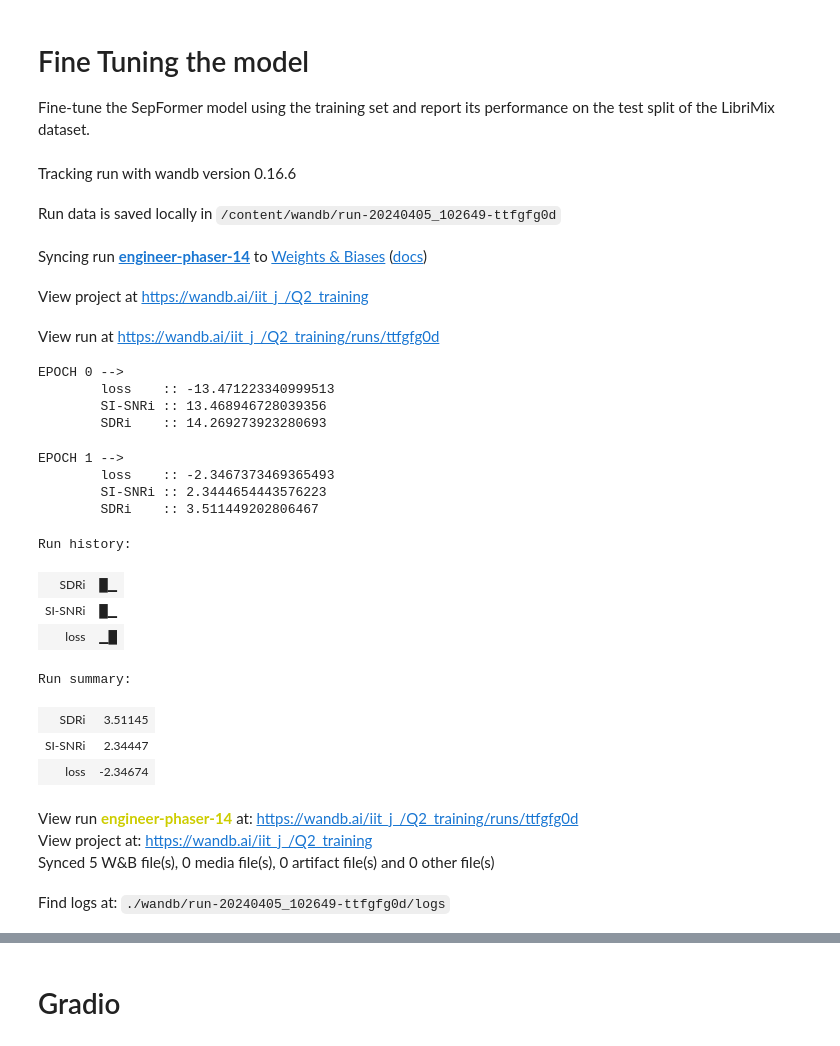
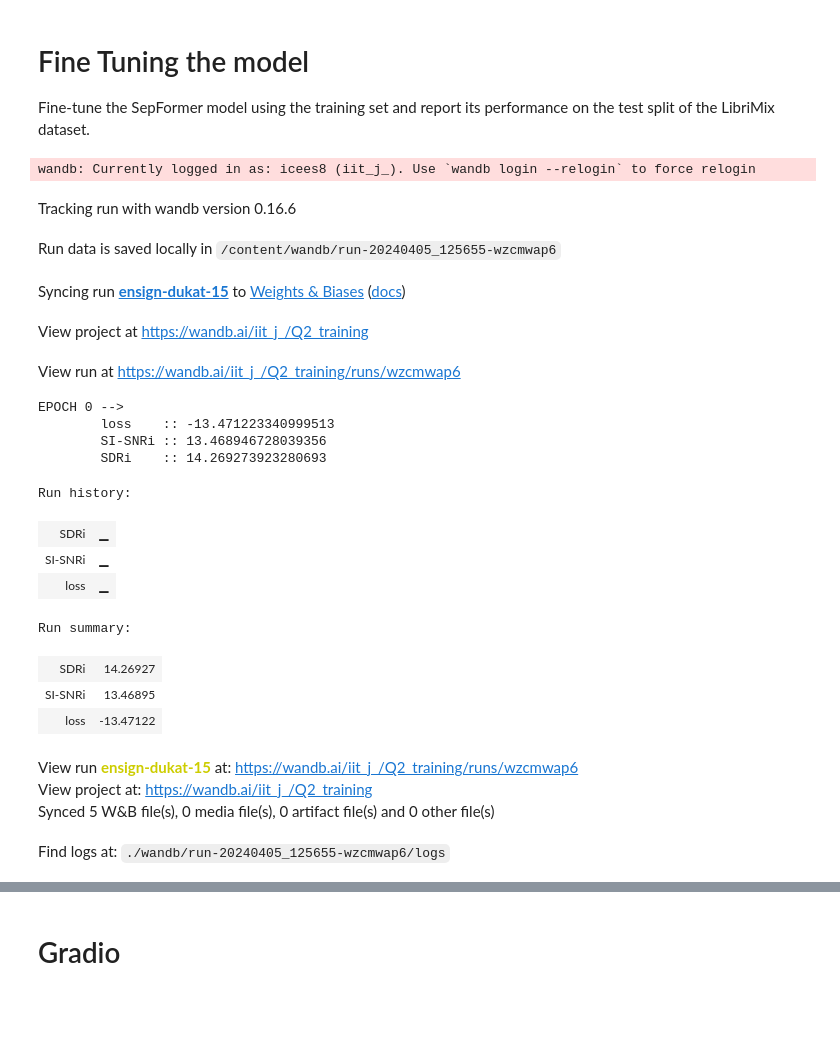
Before and after one commit to icees8/Speech-Understanding-Programming-Assignment-2, a Jupyter notebook: Q2.ipynb, the cells around one changed output, grey strips where cells are left out. Cells and saved outputs as stored; diff of their text form; code cells hidden in the pictures; blank space fills up the shorter version.

```diff
--- a/Q2.ipynb
+++ b/Q2.ipynb
@@ -396,7 +402,7 @@ Score obtained on test dataset using Sepformer is as follows
 
 Fine-tune the SepFormer model using the training set and report its performance on the test split of the LibriMix dataset.
 # %%
-EPOCHS = 2
+EPOCHS = 1
 
 from speechbrain.nnet.losses import get_si_snr_with_pitwrapper as sisnr_loss
 from tqdm.notebook import tqdm
@@ -471,55 +477,52 @@ for epoch in range(EPOCHS):
                     )
                 scaler.step(optimizer)
                 scaler.update()
             else:
                 nonfinite_count += 1
                 loss_value.data = torch.tensor(0).to(device)
 
             mix = mix.unsqueeze(-1)
 
             loss.append((loss_value).detach().cpu().tolist())
             sisnri.append((sisnri_func(mix , output , target)).detach().cpu().tolist())
             sdri.append((sdri_func(mix, output , target)).detach().cpu().tolist())
 
     epoch_loss = np.mean(loss)
     epoch_sisnri = np.mean(sisnri)
     epoch_sdri = np.mean(sdri)
 
     print(f"EPOCH {epoch} -->")
     print(f"\tloss    :: {epoch_loss}")
     print(f"\tSI-SNRi :: {epoch_sisnri}")
     print(f"\tSDRi    :: {epoch_sdri}")
 
     wandb.log({"loss": epoch_loss, "SI-SNRi": epoch_sisnri, "SDRi": epoch_sdri})
 
 wandb.finish()
 optimizer.zero_grad(set_to_none = True)
 # %% [output]
+wandb: Currently logged in as: icees8 (iit_j_). Use `wandb login --relogin` to force relogin
 Tracking run with wandb version 0.16.6
-Run data is saved locally in /content/wandb/run-20240405_102649-ttfgfg0d
+Run data is saved locally in /content/wandb/run-20240405_125655-wzcmwap6
-Syncing run engineer-phaser-14 to Weights & Biases (docs)
+Syncing run ensign-dukat-15 to Weights & Biases (docs)
 View project at https://wandb.ai/iit_j_/Q2_training
-View run at https://wandb.ai/iit_j_/Q2_training/runs/ttfgfg0d
+View run at https://wandb.ai/iit_j_/Q2_training/runs/wzcmwap6
-EPOCH 0 -->
-        loss    :: -13.471223340999513
-        SI-SNRi :: 13.468946728039356
-        SDRi    :: 14.269273923280693
-EPOCH 1 -->
-        loss    :: -2.3467373469365493
-        SI-SNRi :: 2.3444654443576223
-        SDRi    :: 3.511449202806467
+EPOCH 0 -->
+        loss    :: -13.471223340999513
+        SI-SNRi :: 13.468946728039356
+        SDRi    :: 14.269273923280693
 Run history:
-| SDRi | █▁ |
-| SI-SNRi | █▁ |
-| loss | ▁█ |
+| SDRi | ▁ |
+| SI-SNRi | ▁ |
+| loss | ▁ |
 Run summary:
-| SDRi | 3.51145 |
-| SI-SNRi | 2.34447 |
-| loss | -2.34674 |
+| SDRi | 14.26927 |
+| SI-SNRi | 13.46895 |
+| loss | -13.47122 |
-View run engineer-phaser-14 at: https://wandb.ai/iit_j_/Q2_training/runs/ttfgfg0d
+View run ensign-dukat-15 at: https://wandb.ai/iit_j_/Q2_training/runs/wzcmwap6
 View project at: https://wandb.ai/iit_j_/Q2_training
 Synced 5 W&B file(s), 0 media file(s), 0 artifact file(s) and 0 other file(s)
-Find logs at: ./wandb/run-20240405_102649-ttfgfg0d/logs
+Find logs at: ./wandb/run-20240405_125655-wzcmwap6/logs
 # %%
 sisnri_score , sdri_score = evaluate_model(finetuned_model , test_set)
 
```
Also changed, not shown: parts of 11 cells of this notebook.
